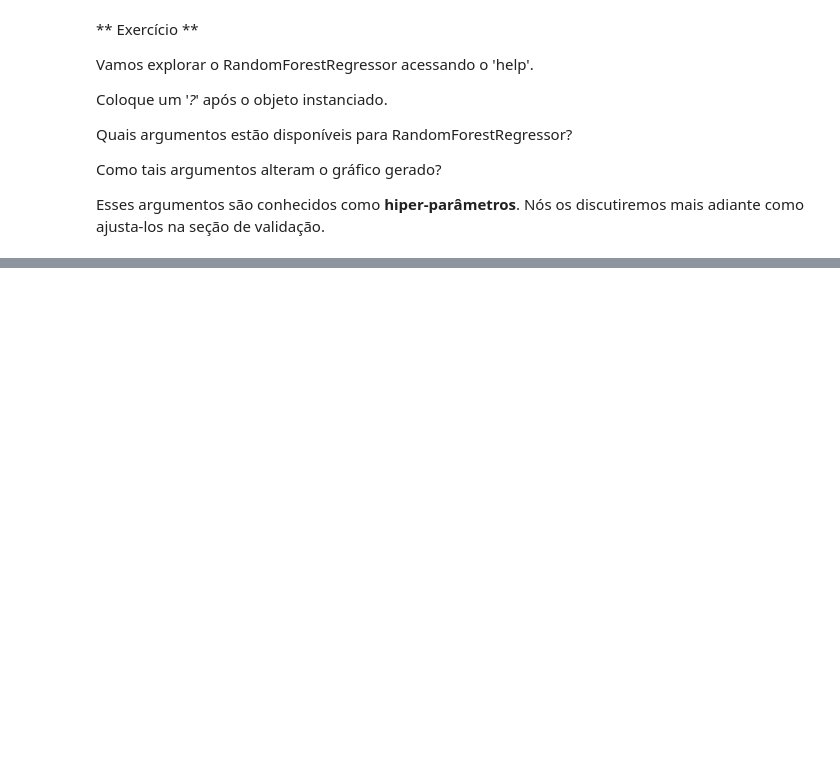
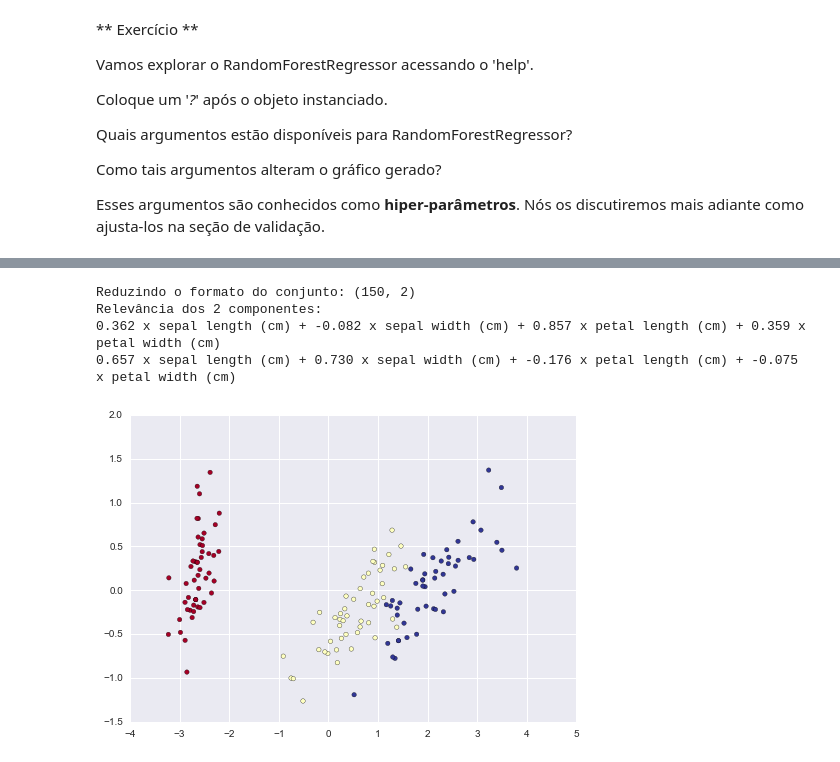
Before and after one commit to andressa/workshop-machinelearning-python, a Jupyter notebook: notebooks/Conceitos Básicos de Machine Learning.ipynb, the cells around one changed output, grey strips where cells are left out. Saved outputs shown, nothing was run; the diff lists cells and outputs as text; code cells hidden in the pictures; blank space fills up the shorter version.

```diff
--- a/notebooks/Conceitos Básicos de Machine Learning.ipynb
+++ b/notebooks/Conceitos Básicos de Machine Learning.ipynb
@@ -194,0 +211,27 @@ Vamos explorar problemas de *Redução de Dimensões* e *Clusterização*
+# %%
+X, y = iris.data, iris.target
+from sklearn.decomposition import PCA
+pca = PCA(n_components=2)
+pca.fit(X)
+X_reduced = pca.transform(X)
+print("Reduzindo o formato do conjunto:", X_reduced.shape)
+
+import pylab as pl
+pl.scatter(
+    X_reduced[:, 0],
+    X_reduced[:, 1],
+    c=y,
+    cmap='RdYlBu'
+)
+
+print("Relevância dos 2 componentes:")
+for component in pca.components_:
+    print(" + ".join("%.3f x %s" % (value, name)
+                     for value, name in zip(component,
+                                            iris.feature_names)))
+# %% [output]
+Reduzindo o formato do conjunto: (150, 2)
+Relevância dos 2 componentes:
+0.362 x sepal length (cm) + -0.082 x sepal width (cm) + 0.857 x petal length (cm) + 0.359 x petal width (cm)
+0.657 x sepal length (cm) + 0.730 x sepal width (cm) + -0.176 x petal length (cm) + -0.075 x petal width (cm)
+[figure, added]
```
Also changed, not shown: parts of 7 cells of this notebook.
